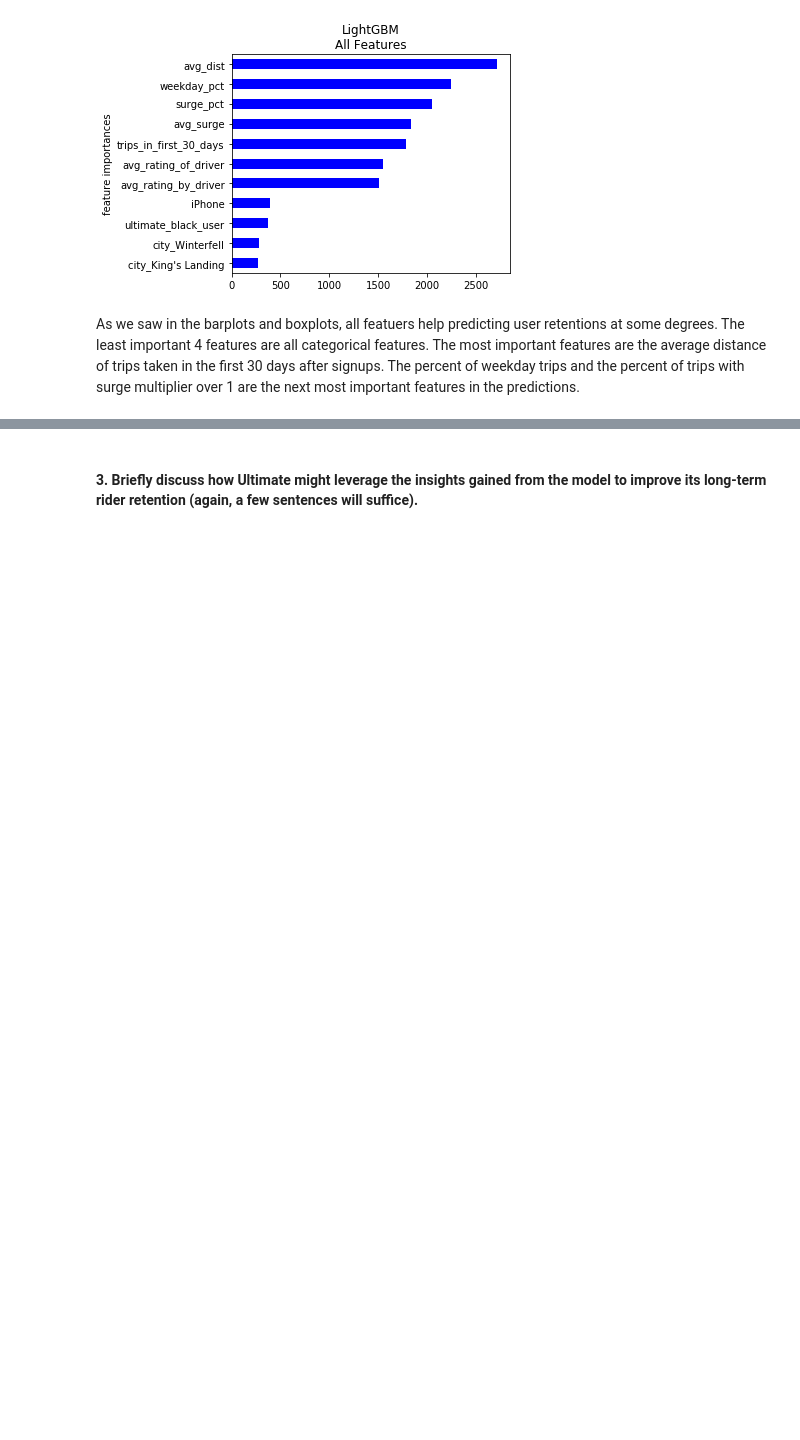
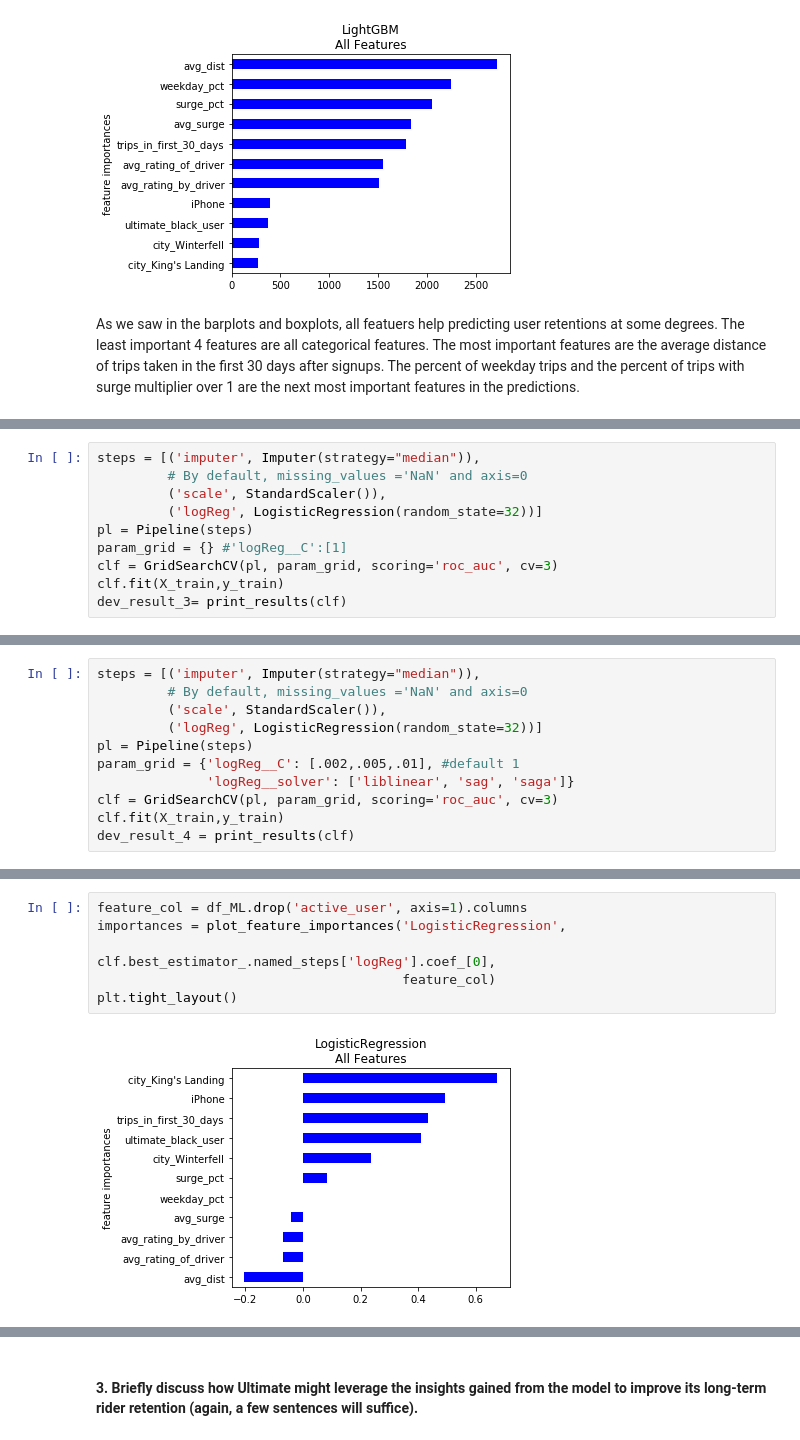
Before and after one commit to math470/Springboard_json_miniproject, a Jupyter notebook: ultimate_challenge/Ultimate Challenge.ipynb, the cells around one changed output, grey strips where cells are left out. Drawn from its saved outputs; the diff is of its cells as text; blank space fills up the shorter version.

```diff
--- a/ultimate_challenge/Ultimate Challenge.ipynb
+++ b/ultimate_challenge/Ultimate Challenge.ipynb
@@ -679,0 +709,10 @@ As we saw in the barplots and boxplots, all featuers help predicting user retent
+# %%
+steps = [('imputer', Imputer(strategy="median")),
+         # By default, missing_values ='NaN' and axis=0
+         ('scale', StandardScaler()),
+         ('logReg', LogisticRegression(random_state=32))]
+pl = Pipeline(steps)
+param_grid = {} #'logReg__C':[1]
+clf = GridSearchCV(pl, param_grid, scoring='roc_auc', cv=3)
+clf.fit(X_train,y_train)
+dev_result_3= print_results(clf)
@@ -679,0 +725,11 @@ As we saw in the barplots and boxplots, all featuers help predicting user retent
+# %%
+steps = [('imputer', Imputer(strategy="median")),
+         # By default, missing_values ='NaN' and axis=0
+         ('scale', StandardScaler()),
+         ('logReg', LogisticRegression(random_state=32))]
+pl = Pipeline(steps)
+param_grid = {'logReg__C': [.002,.005,.01], #default 1
+              'logReg__solver': ['liblinear', 'sag', 'saga']}
+clf = GridSearchCV(pl, param_grid, scoring='roc_auc', cv=3)
+clf.fit(X_train,y_train)
+dev_result_4 = print_results(clf)
@@ -679,0 +749,8 @@ As we saw in the barplots and boxplots, all featuers help predicting user retent
+# %%
+feature_col = df_ML.drop('active_user', axis=1).columns
+importances = plot_feature_importances('LogisticRegression',
+                                       clf.best_estimator_.named_steps['logReg'].coef_[0],
+                                       feature_col)
+plt.tight_layout()
+# %% [output]
+[figure, added]
```
Also changed, not shown: parts of 21 cells of this notebook.
